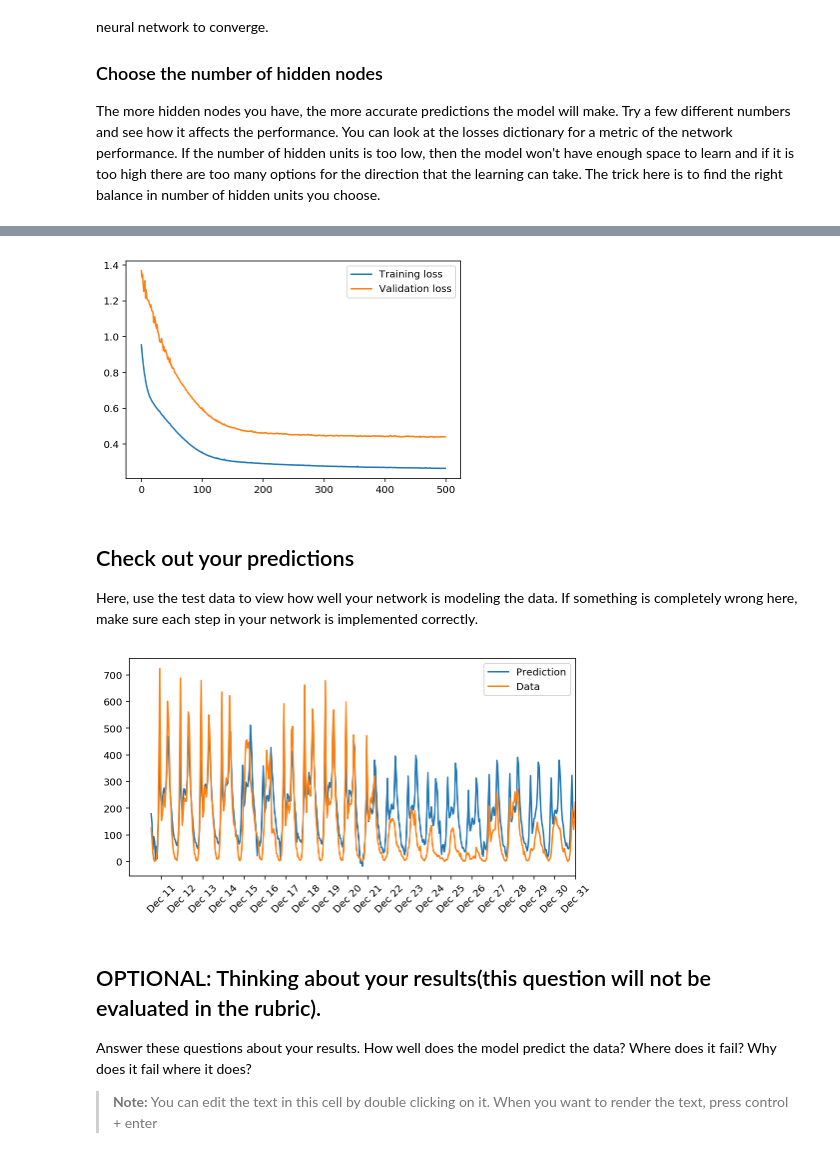
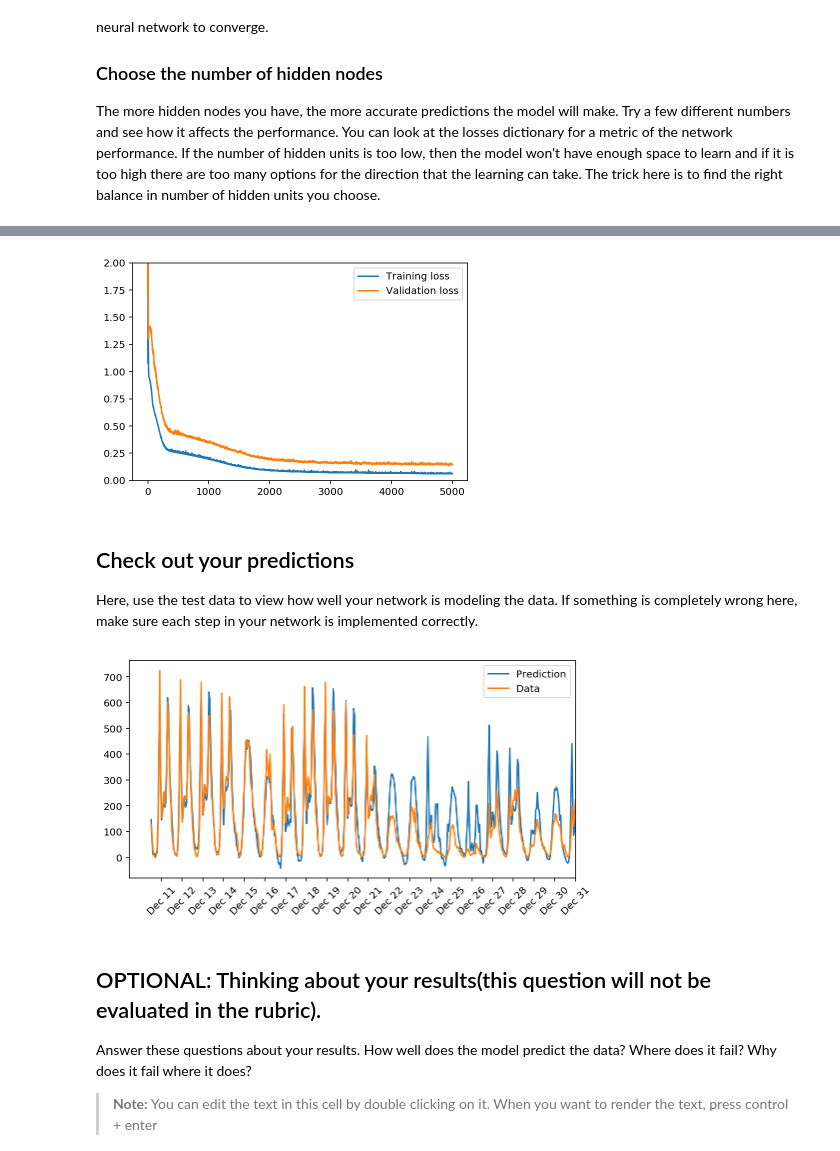
Before and after one commit to sbogacz/DeepLearningFoundations, a Jupyter notebook: project1/dlnd-your-first-neural-network.ipynb, the cells around one changed output, grey strips where cells are left out. Cells and saved outputs as stored; diff of their text form; code cells hidden in the pictures.

Commit message:
Update with some cleaner code to calculate weight steps according to review #2, and new hyperparameters

```diff
--- a/project1/dlnd-your-first-neural-network.ipynb
+++ b/project1/dlnd-your-first-neural-network.ipynb
@@ -130,7 +130,7 @@ class NeuralNetwork(object):
         #
         # Note: in Python, you can define a function with a lambda expression,
         # as shown below.
-        self.activation_function = lambda x : 1 / (1 + np.exp(-x))  # Replace 0 with your sigmoid calculation.
+        self.activation_function = lambda x : 1 / (1 + np.exp(-x))
 
     # Implementing sigmoid as per the code review's suggestions...
     # however, it returns both the sigmoid and the value of the derivative
@@ -139,7 +139,6 @@ class NeuralNetwork(object):
         result = 1 / (1 + np.exp(-x))
         derivative = result * (1 - result)
         return result, derivative
-        #self.activation_function = sigmoid
 
 
     def train(self, features, targets):
@@ -179,10 +178,9 @@ class NeuralNetwork(object):
             hidden_error_term = hidden_error * derivative
 
             # Weight step (input to hidden)
-            delta_weights_i_h += np.dot(np.array(X[:, None]), np.array(hidden_error_term[:, None]).T)
+            delta_weights_i_h += hidden_error_term * X[:, None]
             # Weight step (hidden to output)
-            delta_weights_h_o += np.dot(np.array(hidden_outputs[:, None]),
-                                                  np.array(output_error_term[:, None]))
+            delta_weights_h_o += output_error_term * hidden_outputs[:, None]
 
         # TODO: Update the weights - Replace these values with your calculations.
         self.weights_hidden_to_output += self.lr * delta_weights_h_o / n_records # update hidden-to-output weights with gradient descent step
@@ -305,9 +296,9 @@ The more hidden nodes you have, the more accurate predictions the model will mak
 import sys
 
 ### Set the hyperparameters here ###
-iterations = 10000
-learning_rate = 0.0295
-hidden_nodes = 37
+iterations = 5000
+learning_rate = 0.6
+hidden_nodes = 23
 output_nodes = 1
 
 N_i = train_features.shape[1]
@@ -324,13 +315,11 @@ for ii in range(iterations):
     # Printing out the training progress
     train_loss = MSE(network.run(train_features).T, train_targets['cnt'].values)
     val_loss = MSE(network.run(val_features).T, val_targets['cnt'].values)
-    if ii % 100 == 0: # don't write progress out as much to make training go faster
-        sys.stdout.write("\rProgress: {:2.1f}".format(100 * ii/float(iterations)) \
+    sys.stdout.write("\rProgress: {:2.1f}".format(100 * ii/float(iterations)) \
                      + "% ... Training loss: " + str(train_loss)[:5] \
                      + " ... Validation loss: " + str(val_loss)[:5])
-        sys.stdout.flush()
+    sys.stdout.flush()
 
-    if ii % 20 == 0: # don't need so much resoution just for a graph...
-        losses['train'].append(train_loss)
-        losses['validation'].append(val_loss)
+    losses['train'].append(train_loss)
+    losses['validation'].append(val_loss)
 # %% [output]
@@ -338,10 +327,10 @@ Progress: 99.0% ... Training loss: 0.265 ... Validation loss: 0.440
 # %%
 plt.plot(losses['train'], label='Training loss')
 plt.plot(losses['validation'], label='Validation loss')
 plt.legend()
-_ = plt.ylim()
+_ = plt.ylim([0,2])
 # %% [output]
-[figure, old version]
+[figure, new version]
 # %% [markdown]
 ## Check out your predictions
 
@@ -361,7 +350,7 @@ dates = dates.apply(lambda d: d.strftime('%b %d'))
 ax.set_xticks(np.arange(len(dates))[12::24])
 _ = ax.set_xticklabels(dates[12::24], rotation=45)
 # %% [output]
-[figure, old version]
+[figure, new version]
 # %% [markdown]
 ## OPTIONAL: Thinking about your results(this question will not be evaluated in the rubric).
 
```
Also changed, not shown: parts of 2 cells of this notebook, 1 other file.
